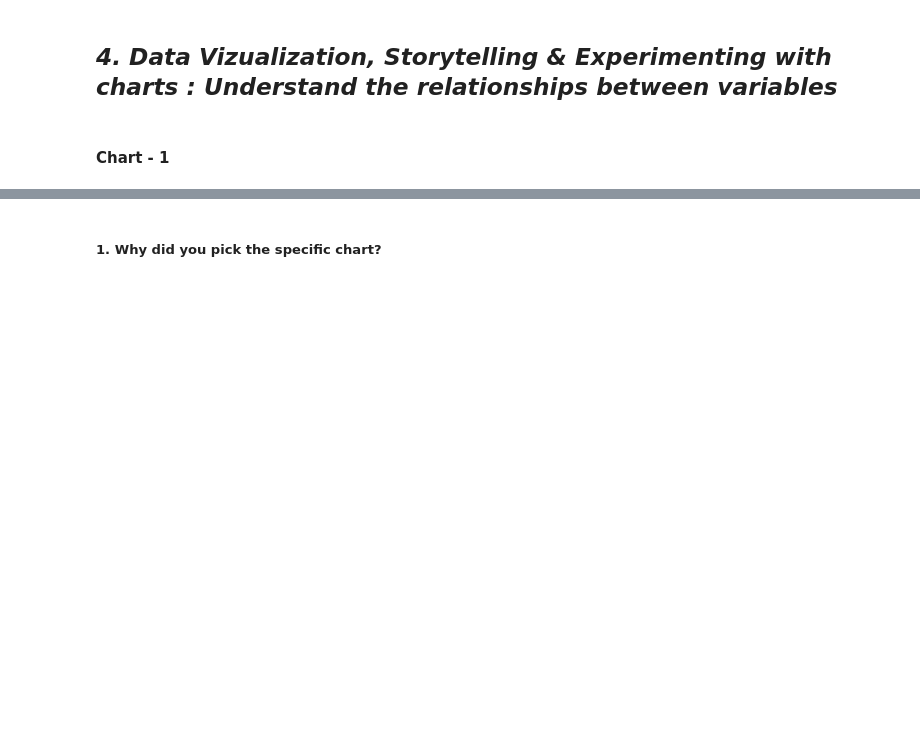
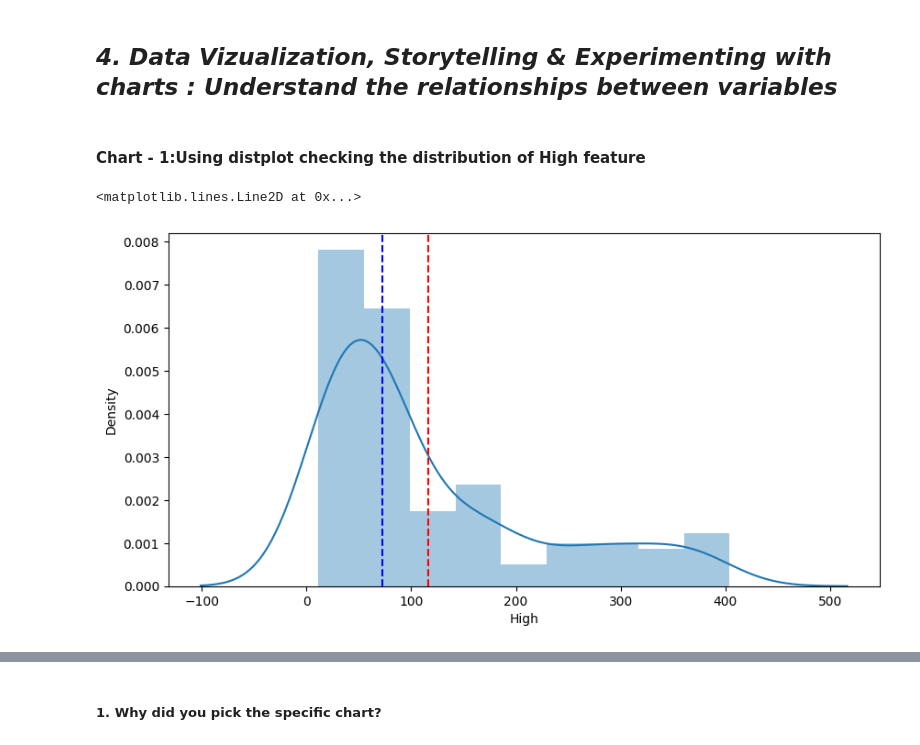
Before and after one commit to NIKHILNIGUDKAR/Yes-Bank-Stock-Closing-Price-Prediction, a Jupyter notebook: Yes_Bank_Stock_Closing_Price_Prediction.ipynb, the cells around one changed output, grey strips where cells are left out. Cells and saved outputs as stored; diff of their text form; code cells hidden in the pictures; blank space fills up the shorter version.

```diff
--- a/Yes_Bank_Stock_Closing_Price_Prediction.ipynb
+++ b/Yes_Bank_Stock_Closing_Price_Prediction.ipynb
@@ -255,4 +790,2 @@ Answer Here.
 # %% [markdown]
 ## ***4. Data Vizualization, Storytelling & Experimenting with charts : Understand the relationships between variables***
-# %% [markdown]
-#### Chart - 1
@@ -260,0 +792,12 @@ Answer Here.
+# %% [markdown]
+#### Chart - 1:Using distplot checking the distribution of High feature
+# %%
+# Chart - 1 visualization code
+# Checking distribution of 'High' variable
+plt.figure(figsize = (10,5))
+sns.distplot(df['High'])
+plt.axvline(np.mean(df['High']),color='r', linestyle='--')
+plt.axvline(np.median(df['High']),color='b', linestyle='--')
+# %% [output]
+<matplotlib.lines.Line2D at 0x...>
+[figure, added]
```
Also changed, not shown: parts of 95 cells of this notebook.
